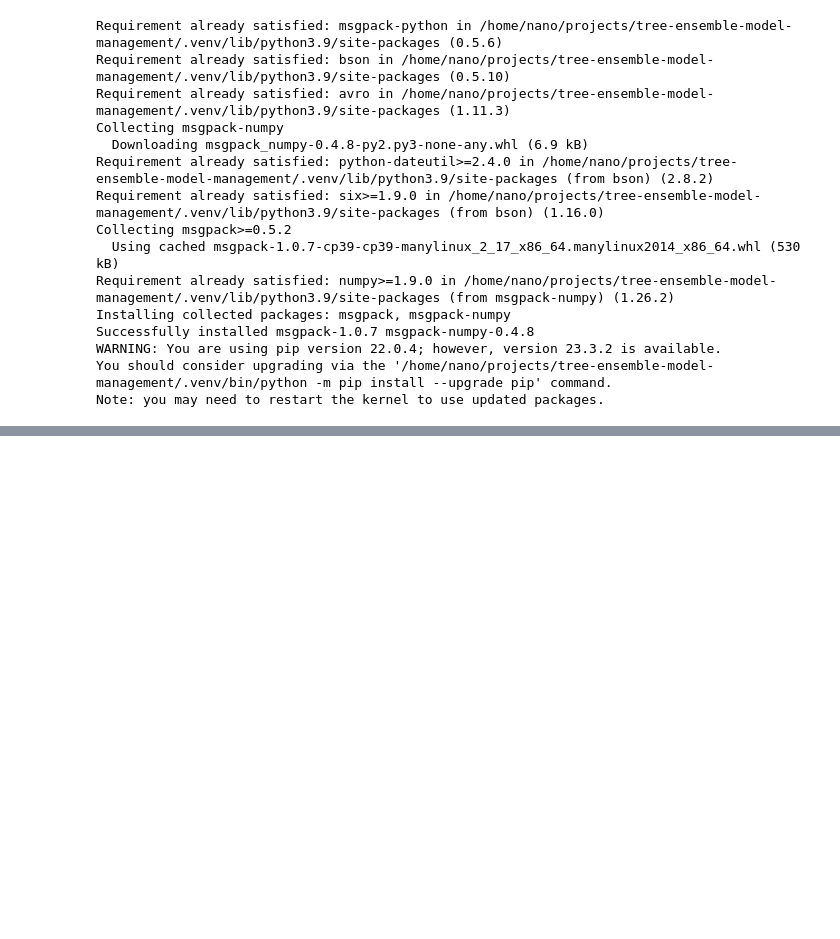
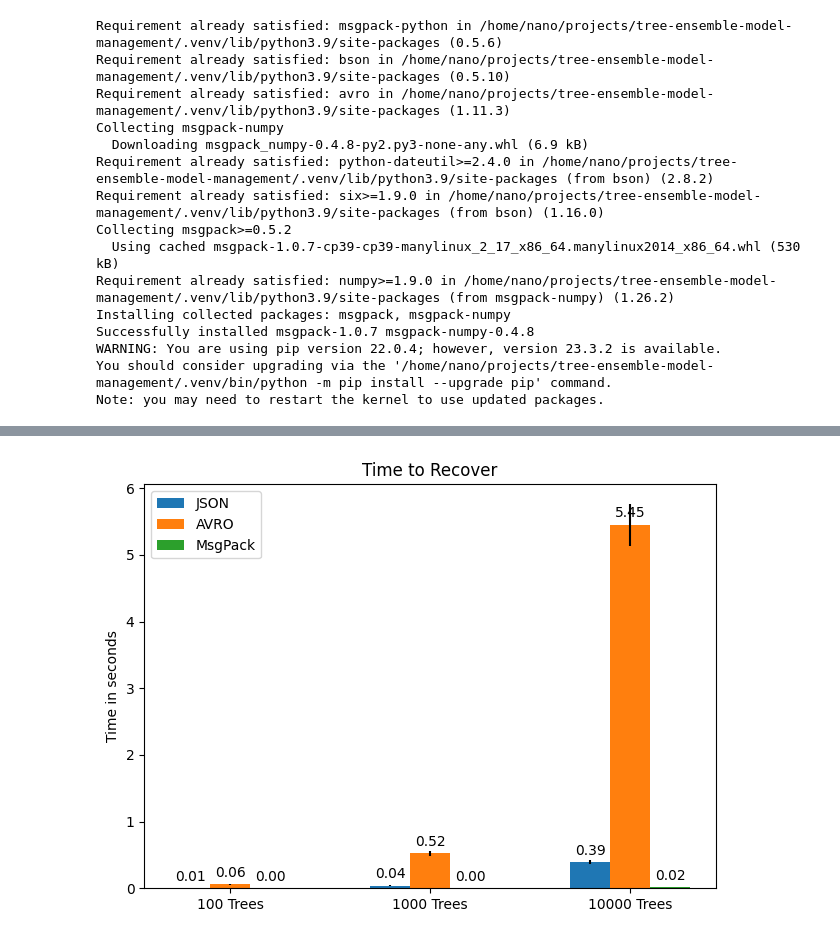
Before and after one commit to dkuska/tree-ensemble-model-management, a Jupyter notebook: avro/binary_json.ipynb, the cells around one changed output, grey strips where cells are left out. Saved outputs shown, nothing was run; the diff lists cells and outputs as text; code cells hidden in the pictures; blank space fills up the shorter version.

```diff
--- a/avro/binary_json.ipynb
+++ b/avro/binary_json.ipynb
@@ -236,0 +299,4 @@ KeyboardInterrupt:
+# %%
+plot(load_100, load_1000, load_10000, ylabel="Time in seconds", title="Time to Recover")
+# %% [output]
+[figure, added]
```
Also changed, not shown: parts of 12 cells of this notebook.
